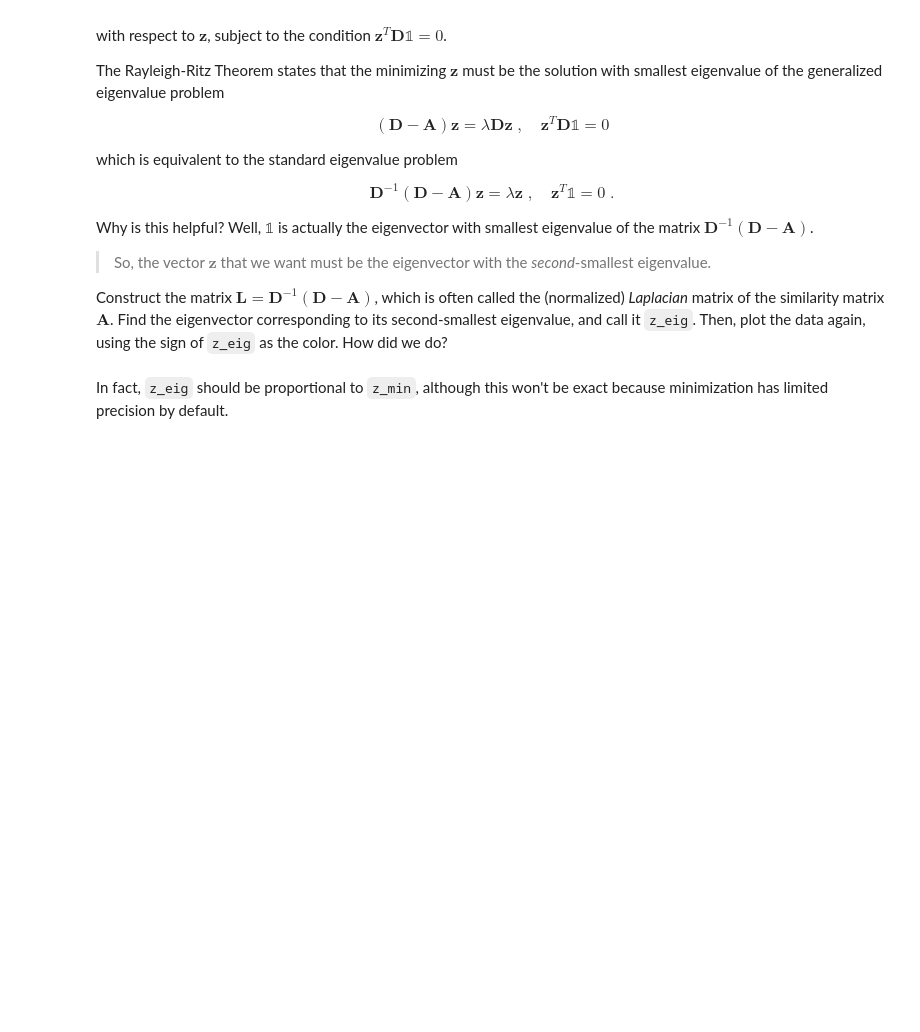
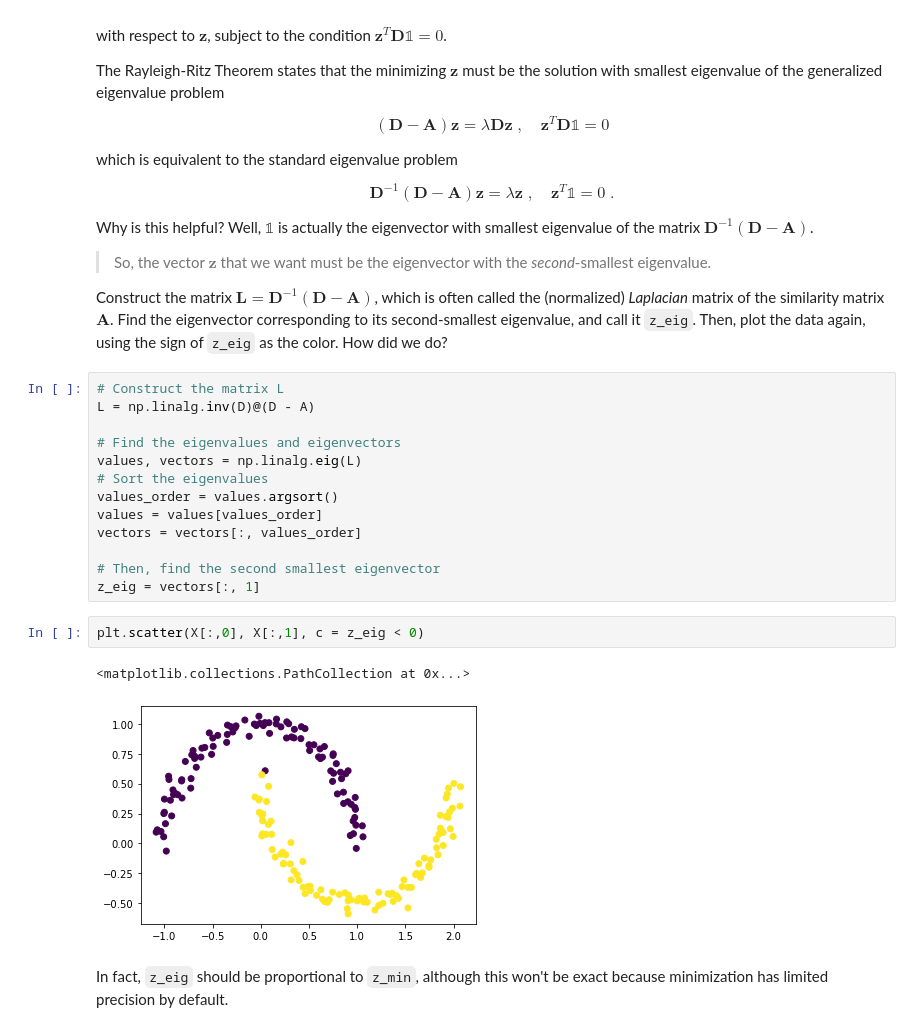
Before and after one commit to JiyuanLyu/PIC16B, a Jupyter notebook: HW/spectral-clustering.ipynb, the cells around one changed output. Drawn from its saved outputs; the diff is of its cells as text; blank space fills up the shorter version.

```diff
--- a/HW/spectral-clustering.ipynb
+++ b/HW/spectral-clustering.ipynb
@@ -271,6 +345,24 @@ Why is this helpful? Well, $\mathbb{1}$ is actually the eigenvector with smalles
 > So, the vector $\mathbf{z}$ that we want must be the eigenvector with  the *second*-smallest eigenvalue.
 
 Construct the matrix $\mathbf{L} = \mathbf{D}^{-1}(\mathbf{D} - \mathbf{A})$, which is often called the (normalized) *Laplacian* matrix of the similarity matrix $\mathbf{A}$. Find the eigenvector corresponding to its second-smallest eigenvalue, and call it `z_eig`. Then, plot the data again, using the sign of `z_eig` as the color. How did we do?
+# %%
+# Construct the matrix L
+L = np.linalg.inv(D)@(D - A)
+
+# Find the eigenvalues and eigenvectors
+values, vectors = np.linalg.eig(L)
+# Sort the eigenvalues
+values_order = values.argsort()
+values = values[values_order]
+vectors = vectors[:, values_order]
+
+# Then, find the second smallest eigenvector
+z_eig = vectors[:, 1]
+# %%
+plt.scatter(X[:,0], X[:,1], c = z_eig < 0)
+# %% [output]
+<matplotlib.collections.PathCollection at 0x...>
+[figure, added]
 # %% [markdown]
 In fact, `z_eig` should be proportional to `z_min`, although this won't be exact because minimization has limited precision by default.
 # %% [markdown]
```
Also changed, not shown: parts of 11 cells of this notebook.
